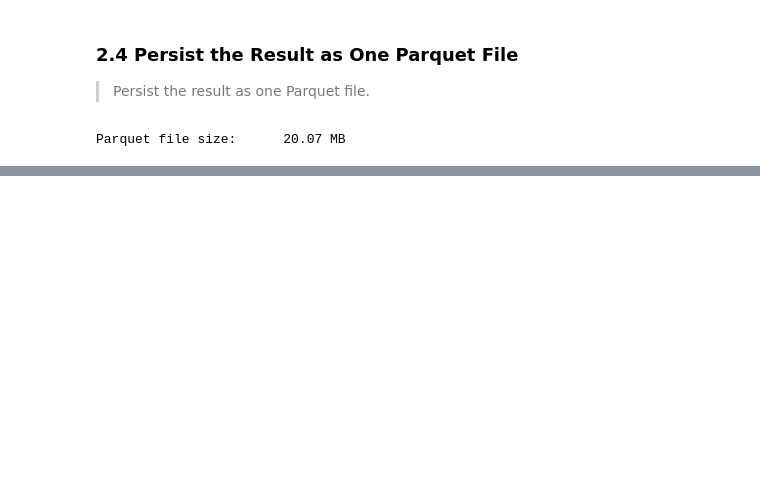
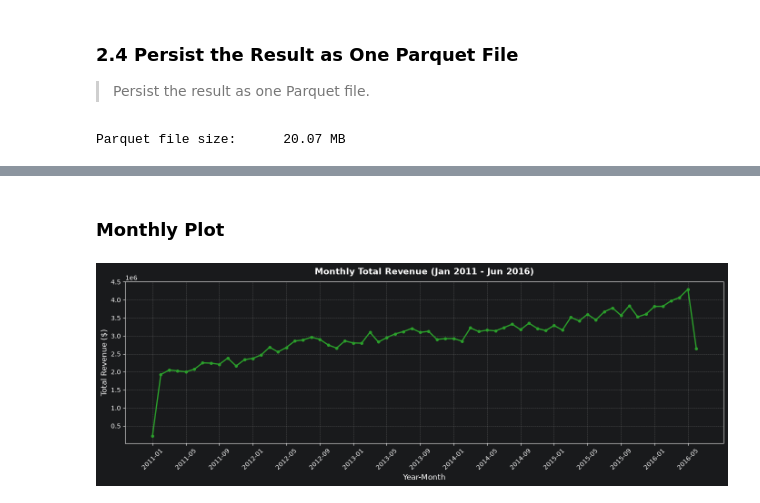
Before and after one commit to elias2304/notebooks, a Jupyter notebook: tis/hw1/hw1.ipynb, the cells around one changed output, grey strips where cells are left out. Drawn from its saved outputs; the diff is of its cells as text; code cells hidden in the pictures; blank space fills up the shorter version.

```diff
--- a/tis/hw1/hw1.ipynb
+++ b/tis/hw1/hw1.ipynb
@@ -198,0 +363,16 @@ Parquet file size:      20.07 MB
+# %% [markdown]
+### Monthly Plot
+# %%
+plt.figure(figsize=(14, 5))
+months = monthly_revenue_df["year_month"].to_list()
+monthly_vals = monthly_revenue_df["total_revenue"].to_list()
+plt.plot(range(len(months)), monthly_vals, marker="o", markersize=4, color="#2ca02c", linewidth=2)
+plt.title("Monthly Total Revenue (Jan 2011 - Jun 2016)", fontsize=14, fontweight="bold", pad=12)
+plt.xlabel("Year-Month", fontsize=12)
+plt.ylabel("Total Revenue ($)", fontsize=12)
+plt.xticks(ticks=range(0, len(months), 4), labels=[months[i] for i in range(0, len(months), 4)], rotation=45)
+plt.grid(True, linestyle="--", alpha=0.5)
+plt.tight_layout()
+plt.show()
+# %% [output]
+[figure, added]
```
Also changed, not shown: parts of 15 cells of this notebook.
